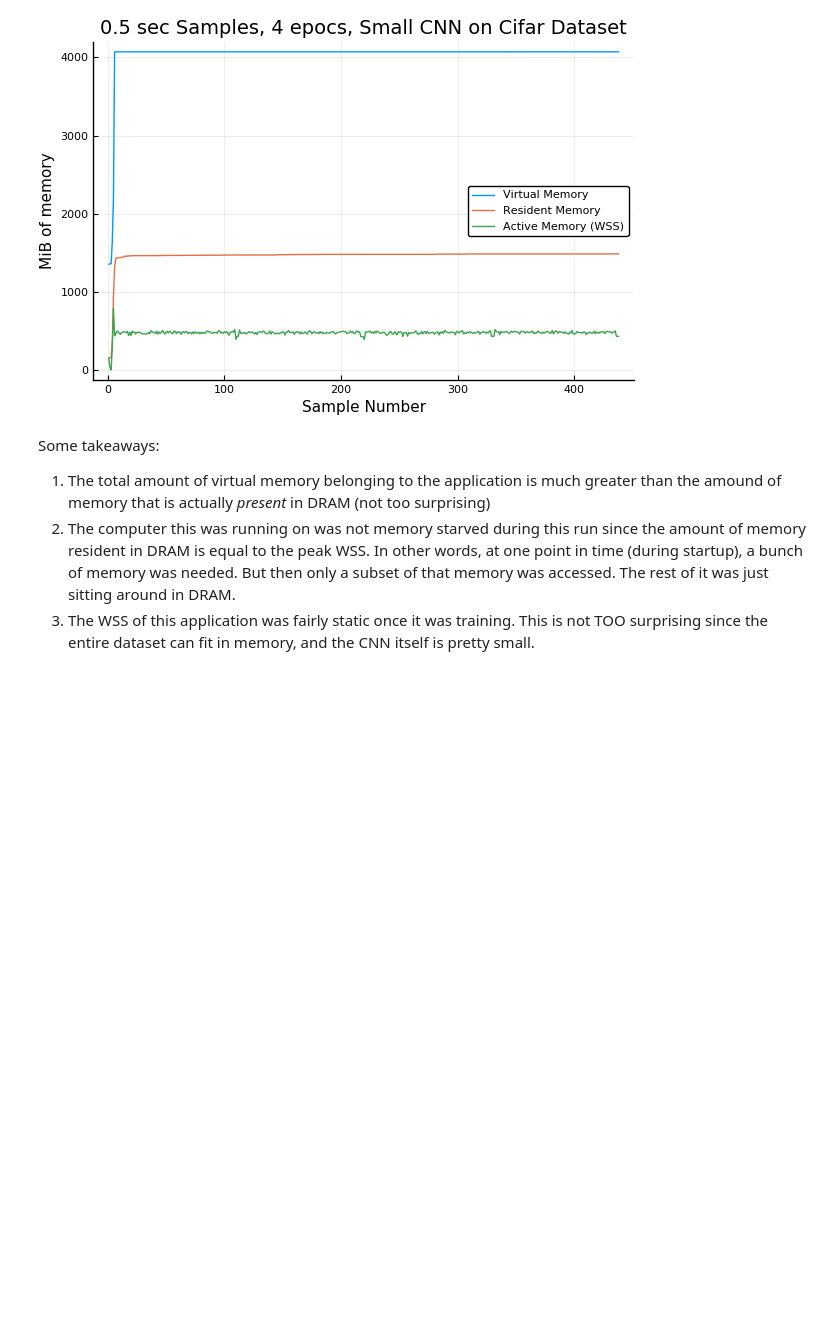
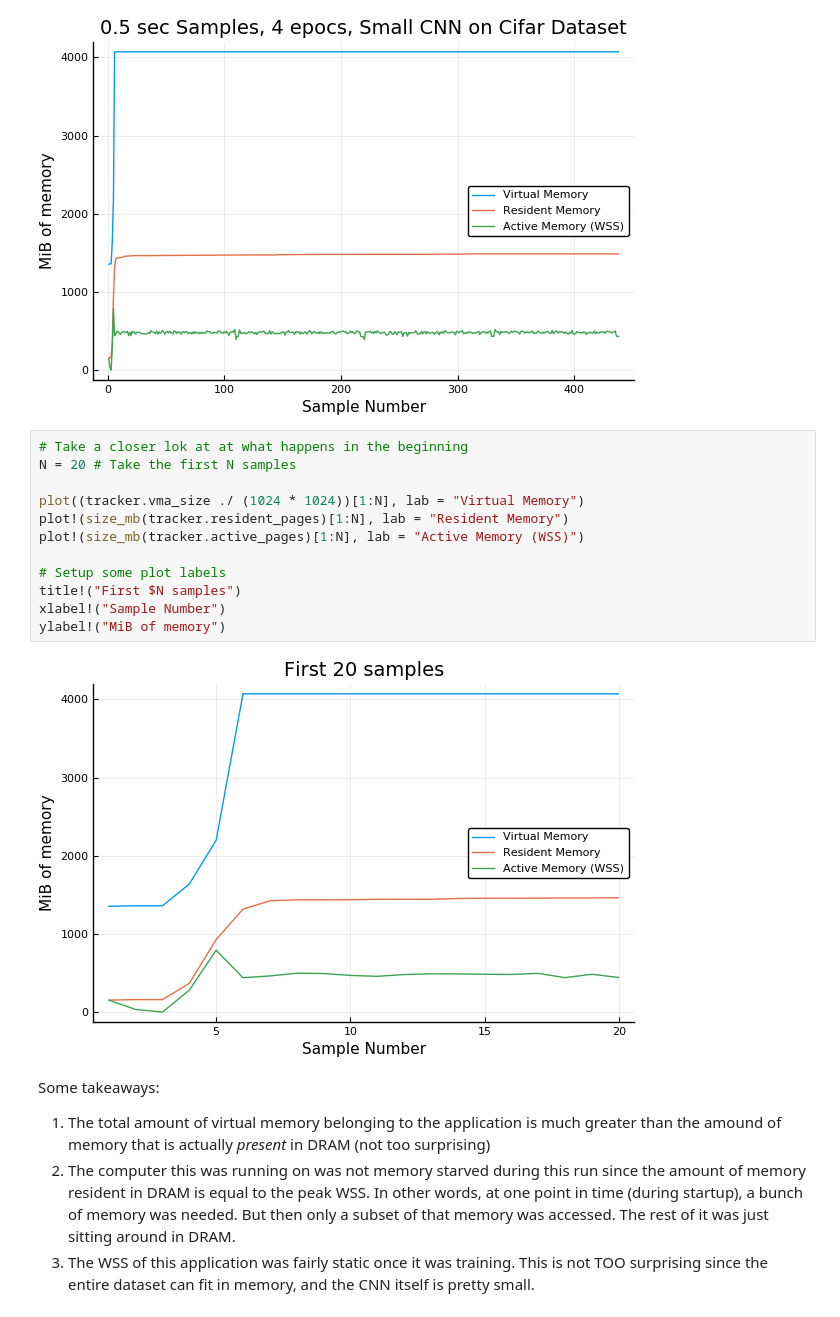
Before and after one commit to darchr/ml-tools, a Jupyter notebook: notebooks/basic_analysis/initial plots.ipynb, the cells around one changed output. Drawn from its saved outputs; the diff is of its cells as text; blank space fills up the shorter version.

```diff
--- a/notebooks/initial plots.ipynb
+++ b/notebooks/basic_analysis/initial plots.ipynb
@@ -61,6 +64,20 @@ xlabel!("Sample Number")
 ylabel!("MiB of memory")
 # %% [output]
 [figure]
+# %%
+# Take a closer lok at at what happens in the beginning
+N = 20 # Take the first N samples
+
+plot((tracker.vma_size ./ (1024 * 1024))[1:N], lab = "Virtual Memory")
+plot!(size_mb(tracker.resident_pages)[1:N], lab = "Resident Memory")
+plot!(size_mb(tracker.active_pages)[1:N], lab = "Active Memory (WSS)")
+
+# Setup some plot labels
+title!("First $N samples")
+xlabel!("Sample Number")
+ylabel!("MiB of memory")
+# %% [output]
+[figure, added]
 # %% [markdown]
 Some takeaways:
 
```
Also changed, not shown: parts of 12 cells of this notebook, 18 other files.
